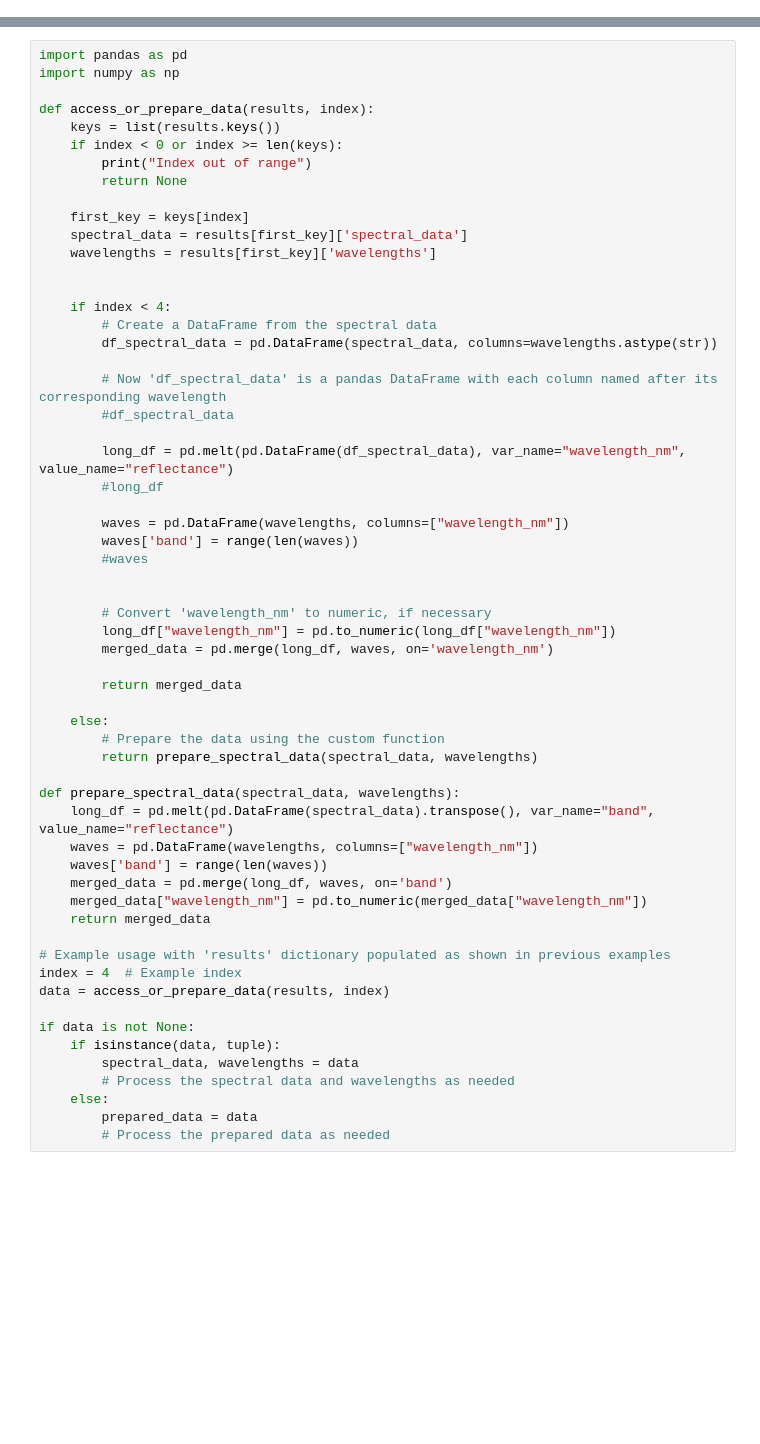
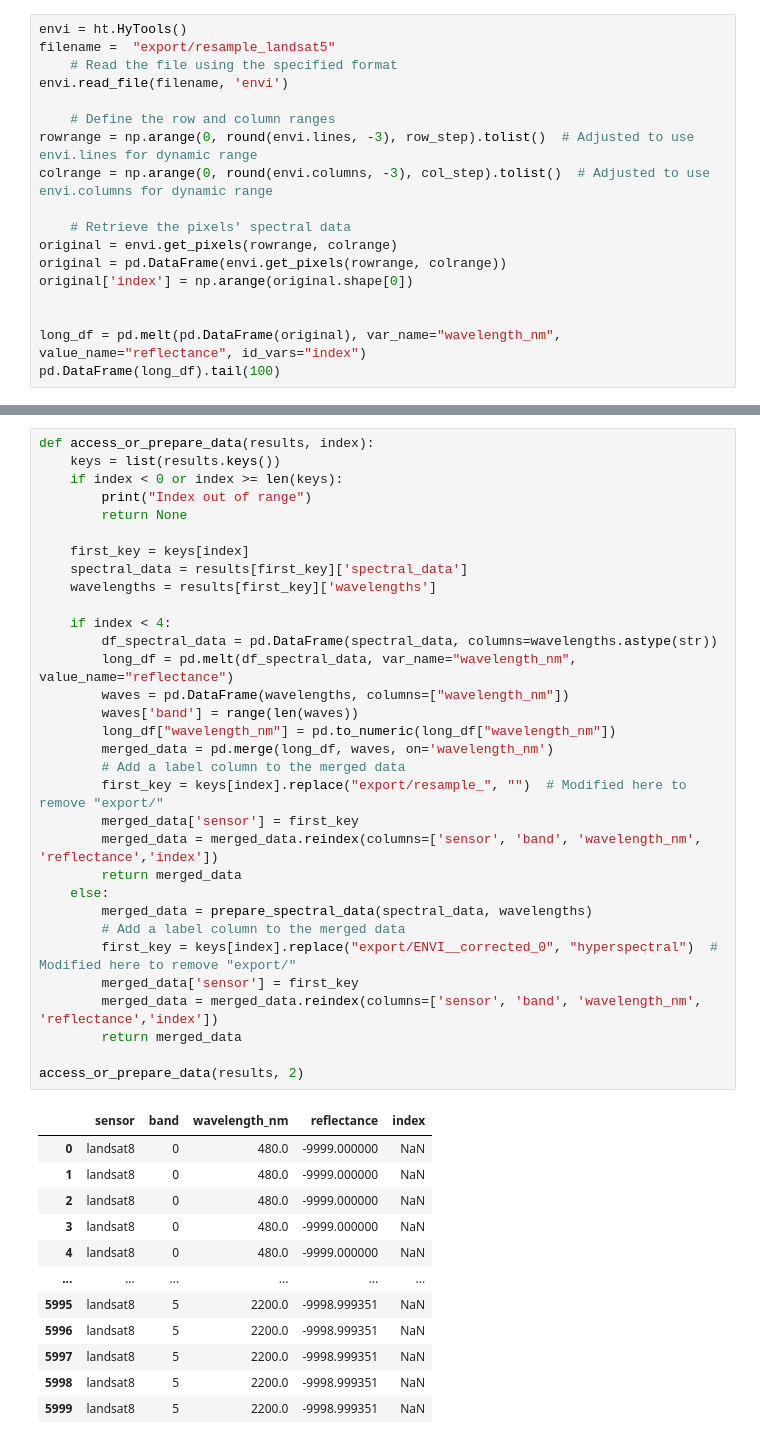
Before and after one commit to earthlab/cross-sensor-cal, a Jupyter notebook: plot_resample.ipynb, the cells around one changed output, grey strips where cells are left out. Drawn from its saved outputs; the diff is of its cells as text; blank space fills up the shorter version.

```diff
--- a/plot_resample.ipynb
+++ b/plot_resample.ipynb
@@ -38,0 +64,18 @@ def get_spectral_data_and_wavelengths(filename, row_step, col_step):
+# %%
+envi = ht.HyTools()
+filename =  "export/resample_landsat5"
+    # Read the file using the specified format
+envi.read_file(filename, 'envi')
+
+    # Define the row and column ranges
+rowrange = np.arange(0, round(envi.lines, -3), row_step).tolist()  # Adjusted to use envi.lines for dynamic range
+colrange = np.arange(0, round(envi.columns, -3), col_step).tolist()  # Adjusted to use envi.columns for dynamic range
+
+    # Retrieve the pixels' spectral data
+original = envi.get_pixels(rowrange, colrange)
+original = pd.DataFrame(envi.get_pixels(rowrange, colrange))
+original['index'] = np.arange(original.shape[0])
+
+
+long_df = pd.melt(pd.DataFrame(original), var_name="wavelength_nm", value_name="reflectance", id_vars="index")
+pd.DataFrame(long_df).tail(100)
@@ -83,59 +118,45 @@ first_key
 # %%
-import pandas as pd
-import numpy as np
-
 def access_or_prepare_data(results, index):
     keys = list(results.keys())
     if index < 0 or index >= len(keys):
         print("Index out of range")
         return None
 
     first_key = keys[index]
     spectral_data = results[first_key]['spectral_data']
     wavelengths = results[first_key]['wavelengths']
 
-
     if index < 4:
-        # Create a DataFrame from the spectral data
         df_spectral_data = pd.DataFrame(spectral_data, columns=wavelengths.astype(str))
-
-        # Now 'df_spectral_data' is a pandas DataFrame with each column named after its corresponding wavelength
-        #df_spectral_data
-
-        long_df = pd.melt(pd.DataFrame(df_spectral_data), var_name="wavelength_nm", value_name="reflectance")
-        #long_df
-
+        long_df = pd.melt(df_spectral_data, var_name="wavelength_nm", value_name="reflectance")
         waves = pd.DataFrame(wavelengths, columns=["wavelength_nm"])
         waves['band'] = range(len(waves))
-        #waves
-
-
-        # Convert 'wavelength_nm' to numeric, if necessary
         long_df["wavelength_nm"] = pd.to_numeric(long_df["wavelength_nm"])
         merged_data = pd.merge(long_df, waves, on='wavelength_nm')
-
+        # Add a label column to the merged data
+        first_key = keys[index].replace("export/resample_", "")  # Modified here to remove "export/"
+        merged_data['sensor'] = first_key
+        merged_data = merged_data.reindex(columns=['sensor', 'band', 'wavelength_nm', 'reflectance','index'])
+        return merged_data
+    else:
+        merged_data = prepare_spectral_data(spectral_data, wavelengths)
+        # Add a label column to the merged data
+        first_key = keys[index].replace("export/ENVI__corrected_0", "hyperspectral")  # Modified here to remove "export/"
+        merged_data['sensor'] = first_key
+        merged_data = merged_data.reindex(columns=['sensor', 'band', 'wavelength_nm', 'reflectance','index'])
         return merged_data
 
-    else:
-        # Prepare the data using the custom function
-        return prepare_spectral_data(spectral_data, wavelengths)
-
-def prepare_spectral_data(spectral_data, wavelengths):
-    long_df = pd.melt(pd.DataFrame(spectral_data).transpose(), var_name="band", value_name="reflectance")
-    waves = pd.DataFrame(wavelengths, columns=["wavelength_nm"])
-    waves['band'] = range(len(waves))
-    merged_data = pd.merge(long_df, waves, on='band')
-    merged_data["wavelength_nm"] = pd.to_numeric(merged_data["wavelength_nm"])
-    return merged_data
-
-# Example usage with 'results' dictionary populated as shown in previous examples
-index = 4  # Example index
-data = access_or_prepare_data(results, index)
-
-if data is not None:
-    if isinstance(data, tuple):
-        spectral_data, wavelengths = data
-        # Process the spectral data and wavelengths as needed
-    else:
-        prepared_data = data
-        # Process the prepared data as needed
+access_or_prepare_data(results, 2)
+# %% [output]
+|  | sensor | band | wavelength_nm | reflectance | index |
+| 0 | landsat8 | 0 | 480.0 | -9999.000000 | NaN |
+| 1 | landsat8 | 0 | 480.0 | -9999.000000 | NaN |
+| 2 | landsat8 | 0 | 480.0 | -9999.000000 | NaN |
+| 3 | landsat8 | 0 | 480.0 | -9999.000000 | NaN |
+| 4 | landsat8 | 0 | 480.0 | -9999.000000 | NaN |
+| ... | ... | ... | ... | ... | ... |
+| 5995 | landsat8 | 5 | 2200.0 | -9998.999351 | NaN |
+| 5996 | landsat8 | 5 | 2200.0 | -9998.999351 | NaN |
+| 5997 | landsat8 | 5 | 2200.0 | -9998.999351 | NaN |
+| 5998 | landsat8 | 5 | 2200.0 | -9998.999351 | NaN |
+| 5999 | landsat8 | 5 | 2200.0 | -9998.999351 | NaN |
```
Also changed, not shown: parts of 26 cells of this notebook.
